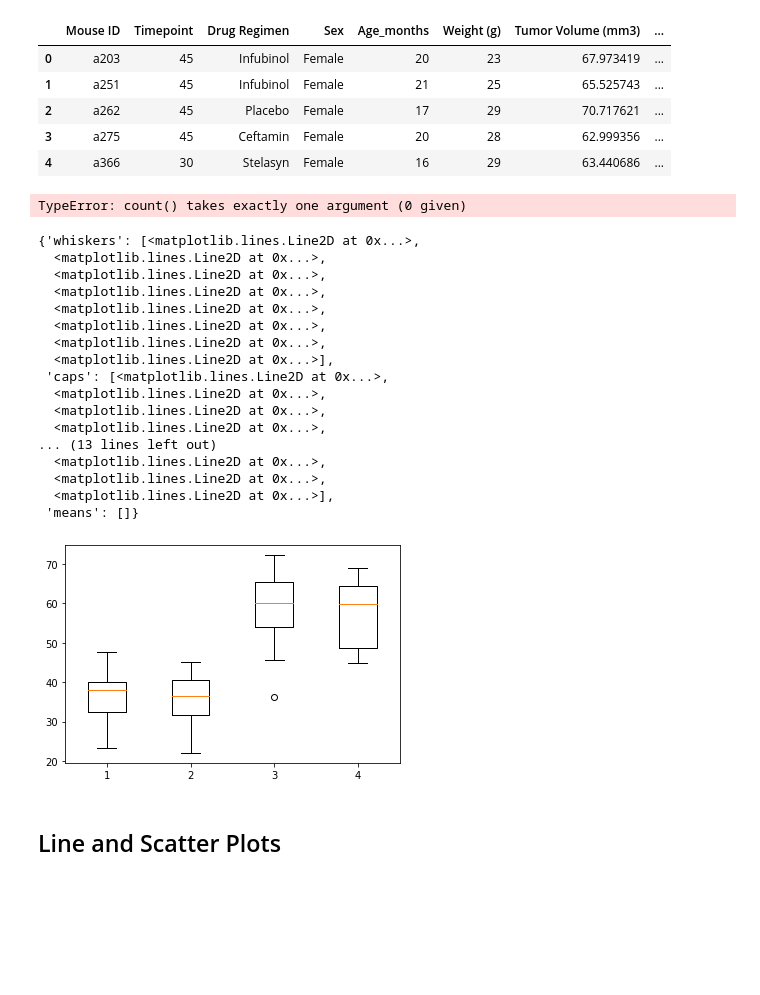
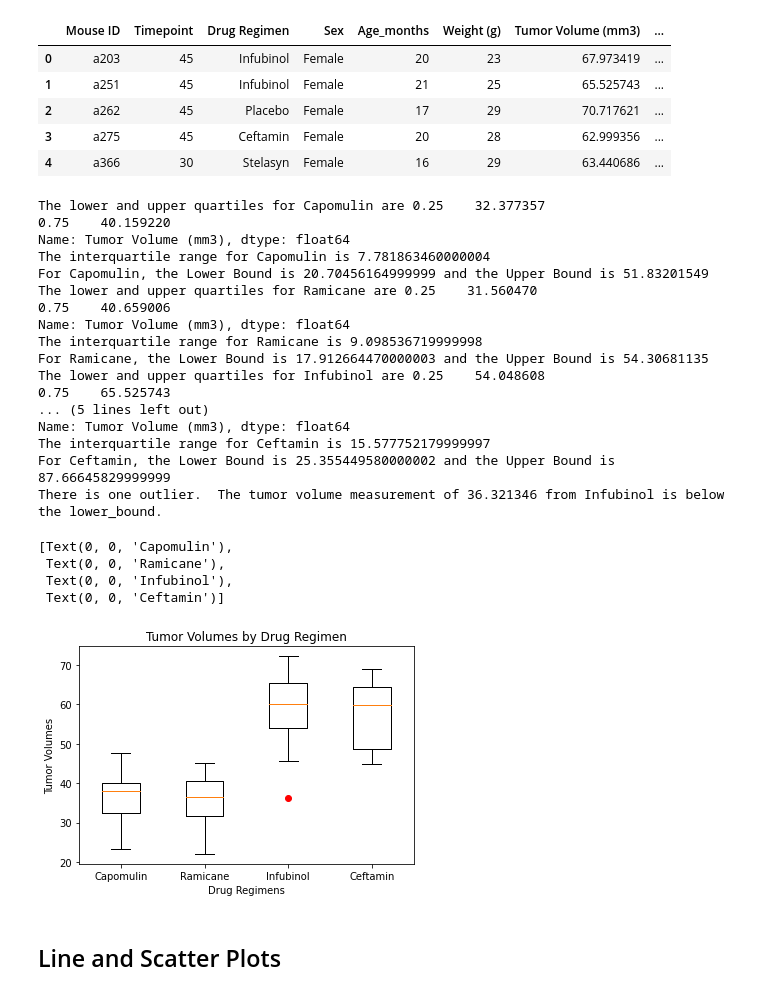
Before and after one commit to Pip85/matplotlib-challenge, a Jupyter notebook: Pymaceuticals/pymaceuticals.ipynb, the cells around one changed output. Cells and saved outputs as stored; diff of their text form; code cells hidden in the pictures; blank space fills up the shorter version.

```diff
--- a/Pymaceuticals/pymaceuticals.ipynb
+++ b/Pymaceuticals/pymaceuticals.ipynb
@@ -201,42 +202,52 @@ outliers_list = []
 for regimen in regimen_options:
     final_tumor_vol = mouse_study_vol.loc[mouse_study_vol["Drug Regimen"] == regimen, "Tumor Volume (mm3)"]
     tumor_vol_list.append(final_tumor_vol)
+
     quartiles = final_tumor_vol.quantile([0.25,0.75])
+    print(f"The lower and upper quartiles for {regimen} are {quartiles}")
+
     iqr = quartiles[0.75] - quartiles[0.25]
-#     print(f"{regimen}:  LowerQ = {lowerq},UpperQ = {upperq}, IQR = {iqr}")
+    print(f"The interquartile range for {regimen} is {iqr}")
 
-#     # Determine outliers using upper and lower bounds
+    # Determine outliers using upper and lower bounds
     lower_bound = quartiles[0.25] - (1.5*iqr)
     upper_bound = quartiles[0.75] + (1.5*iqr)
-#     print(f"Lower Bound = {lower_bound}, Upper Bound = {upper_bound}")
+    print(f"For {regimen}, the Lower Bound is {lower_bound} and the Upper Bound is {upper_bound}")
 
-    outliers = (final_tumor_vol > upper_bound)|(final_tumor_vol < lower_bound)
-    outliers_list.append(outliers)
+    outliers = final_tumor_vol.loc[(final_tumor_vol<lower_bound)|(final_tumor_vol>upper_bound)]
+print("There is one outlier.  The tumor volume measurement of 36.321346 from Infubinol is below the lower_bound.")
 # %% [output]
-TypeError: count() takes exactly one argument (0 given)
+The lower and upper quartiles for Capomulin are 0.25    32.377357
+0.75    40.159220
+Name: Tumor Volume (mm3), dtype: float64
+The interquartile range for Capomulin is 7.781863460000004
+For Capomulin, the Lower Bound is 20.70456164999999 and the Upper Bound is 51.83201549
+The lower and upper quartiles for Ramicane are 0.25    31.560470
+0.75    40.659006
+Name: Tumor Volume (mm3), dtype: float64
+The interquartile range for Ramicane is 9.098536719999998
+For Ramicane, the Lower Bound is 17.912664470000003 and the Upper Bound is 54.30681135
+The lower and upper quartiles for Infubinol are 0.25    54.048608
+0.75    65.525743
+... (5 lines left out)
+Name: Tumor Volume (mm3), dtype: float64
+The interquartile range for Ceftamin is 15.577752179999997
+For Ceftamin, the Lower Bound is 25.355449580000002 and the Upper Bound is 87.66645829999999
+There is one outlier.  The tumor volume measurement of 36.321346 from Infubinol is below the lower_bound.
 # %%
 # Generate a box plot of the final tumor volume of each mouse across four regimens of interest
 fig1, ax1 = plt.subplots()
-ax1.boxplot(tumor_vol_list)
+ax1.boxplot(tumor_vol_list, sym="red")
+ax1.set_title("Tumor Volumes by Drug Regimen")
+ax1.set_ylabel("Tumor Volumes")
+ax1.set_xlabel("Drug Regimens")
+ax1.set_xticklabels(regimen_options)
 # %% [output]
-{'whiskers': [<matplotlib.lines.Line2D at 0x...>,
-  <matplotlib.lines.Line2D at 0x...>,
-  <matplotlib.lines.Line2D at 0x...>,
-  <matplotlib.lines.Line2D at 0x...>,
-  <matplotlib.lines.Line2D at 0x...>,
-  <matplotlib.lines.Line2D at 0x...>,
-  <matplotlib.lines.Line2D at 0x...>,
-  <matplotlib.lines.Line2D at 0x...>],
- 'caps': [<matplotlib.lines.Line2D at 0x...>,
-  <matplotlib.lines.Line2D at 0x...>,
-  <matplotlib.lines.Line2D at 0x...>,
-  <matplotlib.lines.Line2D at 0x...>,
-... (13 lines left out)
-  <matplotlib.lines.Line2D at 0x...>,
-  <matplotlib.lines.Line2D at 0x...>,
-  <matplotlib.lines.Line2D at 0x...>],
- 'means': []}
+[Text(0, 0, 'Capomulin'),
+ Text(0, 0, 'Ramicane'),
+ Text(0, 0, 'Infubinol'),
+ Text(0, 0, 'Ceftamin')]
-[figure, old version]
+[figure, new version]
 # %% [markdown]
 ## Line and Scatter Plots
 # %%
```
Also changed, not shown: parts of 2 cells of this notebook.
